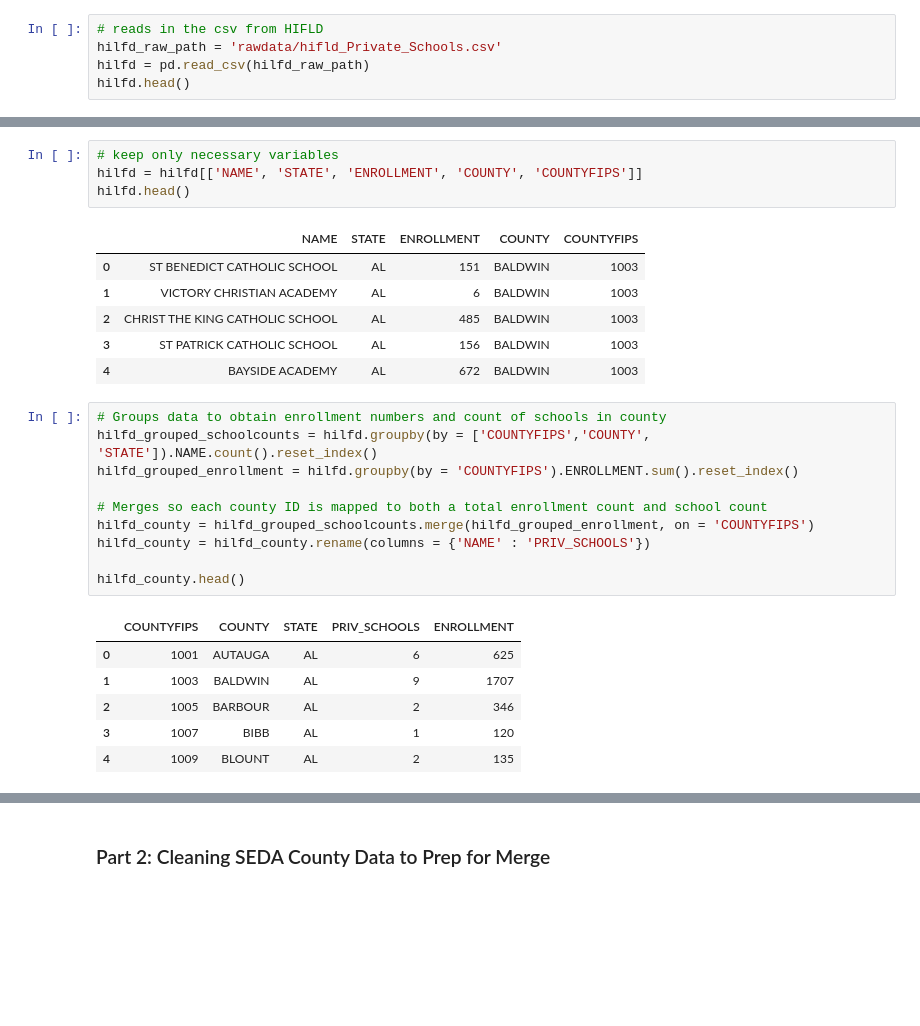
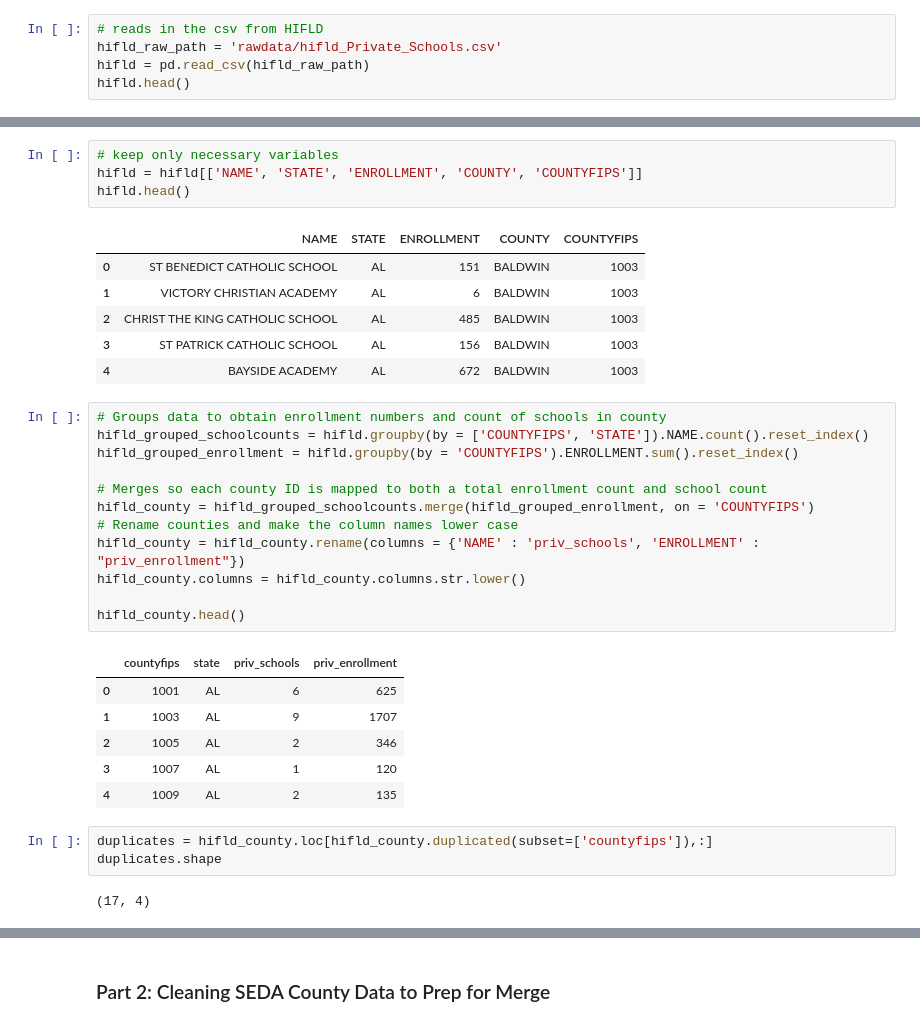
Before and after one commit to janetmalzahn/info2950proj, a Jupyter notebook: Private School.ipynb, the cells around one changed output, grey strips where cells are left out. Saved outputs shown, nothing was run; the diff lists cells and outputs as text; blank space fills up the shorter version.

Commit message:
finished merge of long data

```diff
--- a/Private School.ipynb
+++ b/Private School.ipynb
@@ -26,9 +26,9 @@ from scipy import stats
 1. I download the complete data from [Homeland Infrastructure Foundation-Level Data Private Schools](https://hifld-geoplatform.opendata.arcgis.com/datasets/private-schools?geometry=77.758%2C23.941%2C52.270%2C64.949) website. Their data takes the form of a csv file, which I load using Pandas.
 # %%
 # reads in the csv from HIFLD
-hilfd_raw_path = 'rawdata/hifld_Private_Schools.csv'
-hilfd = pd.read_csv(hilfd_raw_path)
-hilfd.head()
+hifld_raw_path = 'rawdata/hifld_Private_Schools.csv'
+hifld = pd.read_csv(hifld_raw_path)
+hifld.head()
 # %% [output]
 |  | X | Y | FID | NCESID | NAME | ADDRESS | CITY | STATE | ZIP | ZIP4 | ... | ... |
 | 0 | -9.751675e+06 | 3.556465e+06 | 1 | 00000634 | ST BENEDICT CATHOLIC SCHOOL | 12786 ILLINOIS ST | ELBERTA | AL | 36530 | NOT AVAILABLE | ... | ... |
@@ -42,7 +42,7 @@ hilfd.head()
 # %%
 # keep only necessary variables
-hilfd = hilfd[['NAME', 'STATE', 'ENROLLMENT', 'COUNTY', 'COUNTYFIPS']]
-hilfd.head()
+hifld = hifld[['NAME', 'STATE', 'ENROLLMENT', 'COUNTY', 'COUNTYFIPS']]
+hifld.head()
 # %% [output]
 |  | NAME | STATE | ENROLLMENT | COUNTY | COUNTYFIPS |
 | 0 | ST BENEDICT CATHOLIC SCHOOL | AL | 151 | BALDWIN | 1003 |
@@ -52,18 +52,25 @@ hilfd.head()
 | 4 | BAYSIDE ACADEMY | AL | 672 | BALDWIN | 1003 |
 # %%
 # Groups data to obtain enrollment numbers and count of schools in county
-hilfd_grouped_schoolcounts = hilfd.groupby(by = ['COUNTYFIPS','COUNTY', 'STATE']).NAME.count().reset_index()
-hilfd_grouped_enrollment = hilfd.groupby(by = 'COUNTYFIPS').ENROLLMENT.sum().reset_index()
+hifld_grouped_schoolcounts = hifld.groupby(by = ['COUNTYFIPS', 'STATE']).NAME.count().reset_index()
+hifld_grouped_enrollment = hifld.groupby(by = 'COUNTYFIPS').ENROLLMENT.sum().reset_index()
 
 # Merges so each county ID is mapped to both a total enrollment count and school count
-hilfd_county = hilfd_grouped_schoolcounts.merge(hilfd_grouped_enrollment, on = 'COUNTYFIPS')
-hilfd_county = hilfd_county.rename(columns = {'NAME' : 'PRIV_SCHOOLS'})
+hifld_county = hifld_grouped_schoolcounts.merge(hifld_grouped_enrollment, on = 'COUNTYFIPS')
+# Rename counties and make the column names lower case
+hifld_county = hifld_county.rename(columns = {'NAME' : 'priv_schools', 'ENROLLMENT' : "priv_enrollment"})
+hifld_county.columns = hifld_county.columns.str.lower()
 
-hilfd_county.head()
+hifld_county.head()
 # %% [output]
-|  | COUNTYFIPS | COUNTY | STATE | PRIV_SCHOOLS | ENROLLMENT |
-| 0 | 1001 | AUTAUGA | AL | 6 | 625 |
-| 1 | 1003 | BALDWIN | AL | 9 | 1707 |
-| 2 | 1005 | BARBOUR | AL | 2 | 346 |
-| 3 | 1007 | BIBB | AL | 1 | 120 |
-| 4 | 1009 | BLOUNT | AL | 2 | 135 |
+|  | countyfips | state | priv_schools | priv_enrollment |
+| 0 | 1001 | AL | 6 | 625 |
+| 1 | 1003 | AL | 9 | 1707 |
+| 2 | 1005 | AL | 2 | 346 |
+| 3 | 1007 | AL | 1 | 120 |
+| 4 | 1009 | AL | 2 | 135 |
+# %%
+duplicates = hifld_county.loc[hifld_county.duplicated(subset=['countyfips']),:]
+duplicates.shape
+# %% [output]
+(17, 4)
```
Also changed, not shown: parts of 20 cells of this notebook, 3 other files.
